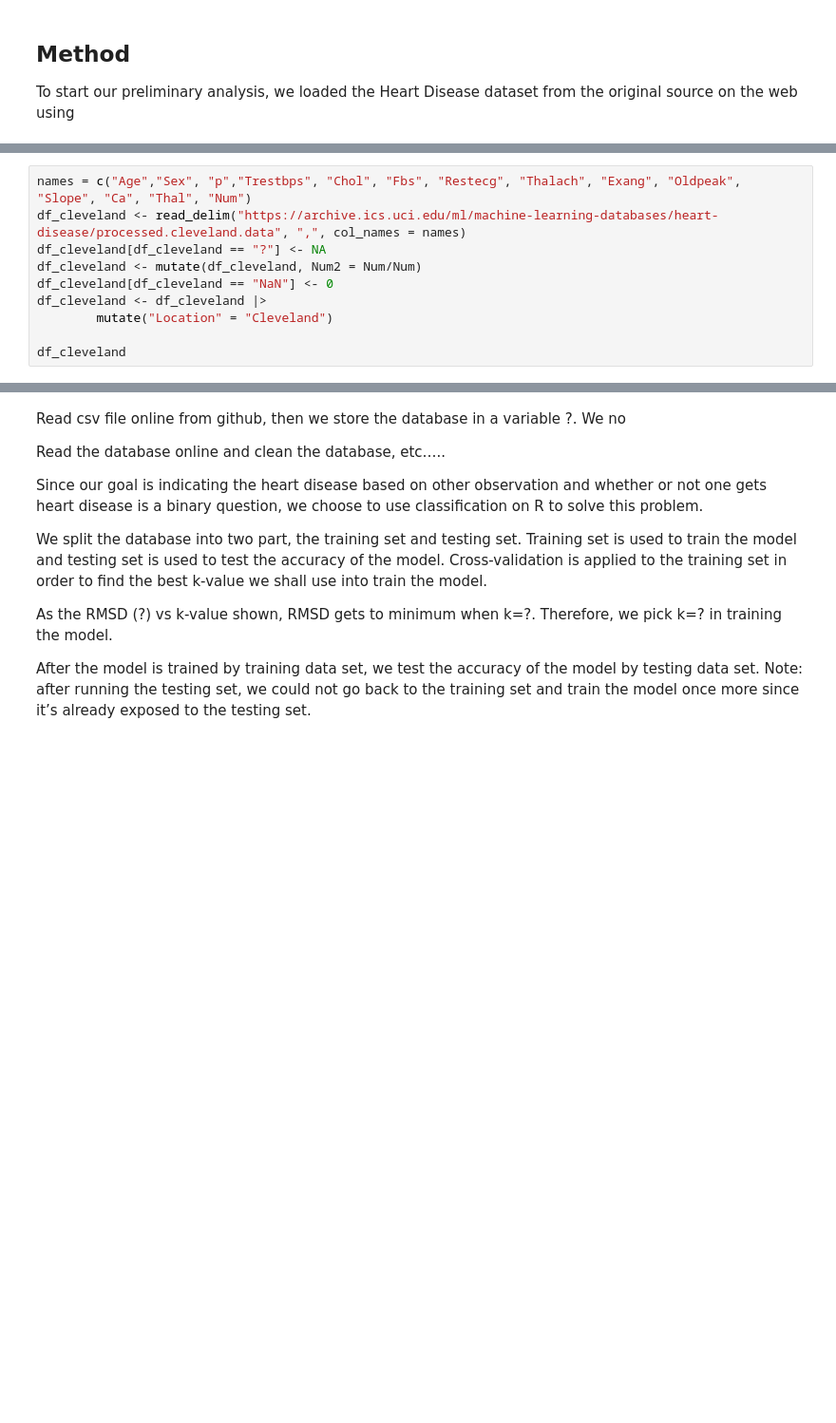
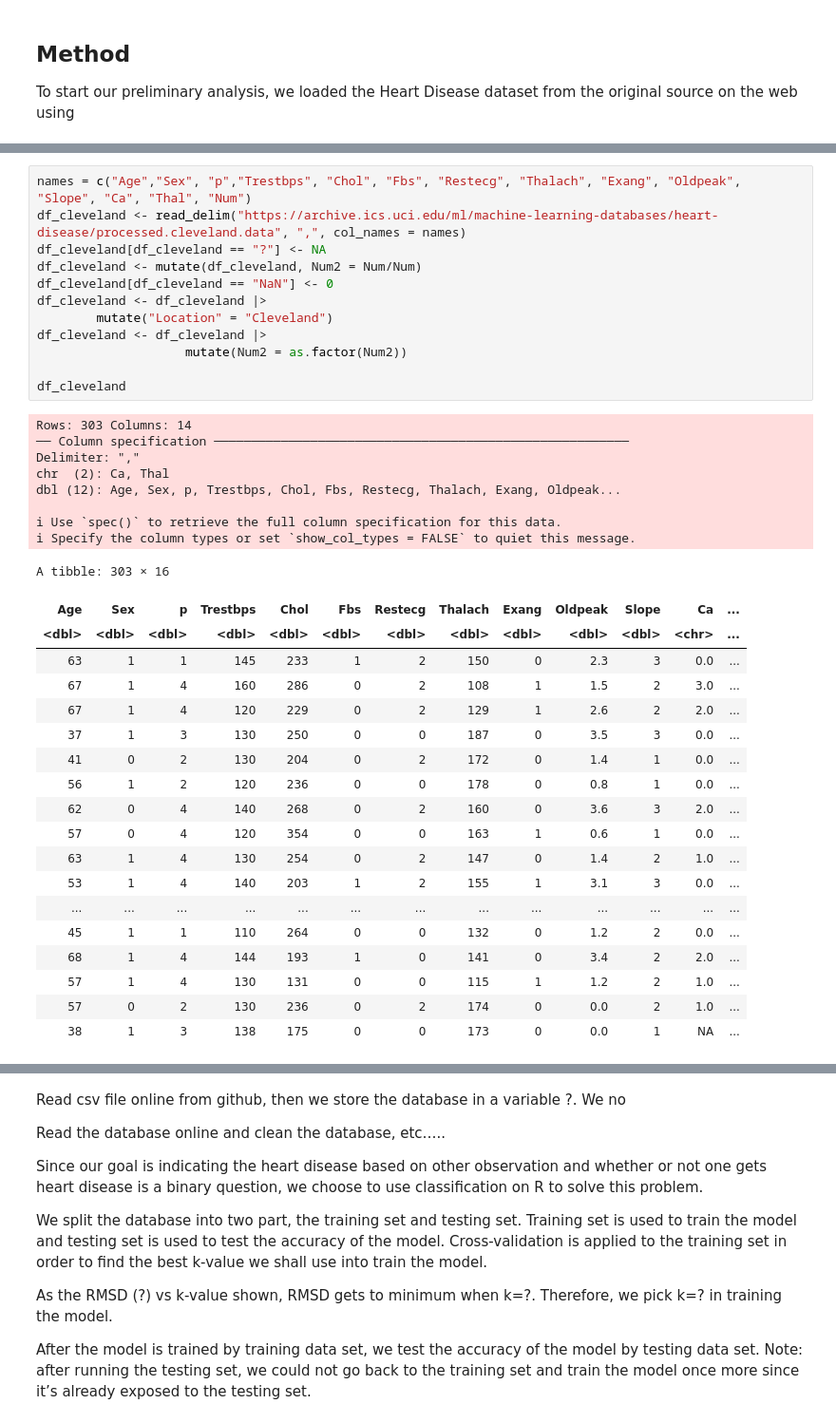
Before and after one commit to mikibarra034/dsci-100-template, a Jupyter notebook: project_report.ipynb, the cells around one changed output, grey strips where cells are left out. Shown: that part at 95% size. Cells and saved outputs as stored; diff of their text form; blank space fills up the shorter version.

```diff
--- a/project_report.ipynb
+++ b/project_report.ipynb
@@ -41,13 +59,43 @@ library(tidyverse)
 # %%
 names = c("Age","Sex", "p","Trestbps", "Chol", "Fbs", "Restecg", "Thalach", "Exang", "Oldpeak", "Slope", "Ca", "Thal", "Num")
 df_cleveland <- read_delim("https://archive.ics.uci.edu/ml/machine-learning-databases/heart-disease/processed.cleveland.data", ",", col_names = names)
 df_cleveland[df_cleveland == "?"] <- NA
 df_cleveland <- mutate(df_cleveland, Num2 = Num/Num)
 df_cleveland[df_cleveland == "NaN"] <- 0
 df_cleveland <- df_cleveland |>
         mutate("Location" = "Cleveland")
+df_cleveland <- df_cleveland |>
+                    mutate(Num2 = as.factor(Num2))
 
 df_cleveland
+# %% [output]
+Rows: 303 Columns: 14
+── Column specification ────────────────────────────────────────────────────────
+Delimiter: ","
+chr  (2): Ca, Thal
+dbl (12): Age, Sex, p, Trestbps, Chol, Fbs, Restecg, Thalach, Exang, Oldpeak...
+
+ℹ Use `spec()` to retrieve the full column specification for this data.
+ℹ Specify the column types or set `show_col_types = FALSE` to quiet this message.
+A tibble: 303 × 16
+| Age | Sex | p | Trestbps | Chol | Fbs | Restecg | Thalach | Exang | Oldpeak | Slope | Ca | ... |
+| <dbl> | <dbl> | <dbl> | <dbl> | <dbl> | <dbl> | <dbl> | <dbl> | <dbl> | <dbl> | <dbl> | <chr> | ... |
+| 63 | 1 | 1 | 145 | 233 | 1 | 2 | 150 | 0 | 2.3 | 3 | 0.0 | ... |
+| 67 | 1 | 4 | 160 | 286 | 0 | 2 | 108 | 1 | 1.5 | 2 | 3.0 | ... |
+| 67 | 1 | 4 | 120 | 229 | 0 | 2 | 129 | 1 | 2.6 | 2 | 2.0 | ... |
+| 37 | 1 | 3 | 130 | 250 | 0 | 0 | 187 | 0 | 3.5 | 3 | 0.0 | ... |
+| 41 | 0 | 2 | 130 | 204 | 0 | 2 | 172 | 0 | 1.4 | 1 | 0.0 | ... |
+| 56 | 1 | 2 | 120 | 236 | 0 | 0 | 178 | 0 | 0.8 | 1 | 0.0 | ... |
+| 62 | 0 | 4 | 140 | 268 | 0 | 2 | 160 | 0 | 3.6 | 3 | 2.0 | ... |
+| 57 | 0 | 4 | 120 | 354 | 0 | 0 | 163 | 1 | 0.6 | 1 | 0.0 | ... |
+| 63 | 1 | 4 | 130 | 254 | 0 | 2 | 147 | 0 | 1.4 | 2 | 1.0 | ... |
+| 53 | 1 | 4 | 140 | 203 | 1 | 2 | 155 | 1 | 3.1 | 3 | 0.0 | ... |
+| ... | ... | ... | ... | ... | ... | ... | ... | ... | ... | ... | ... | ... |
+| 45 | 1 | 1 | 110 | 264 | 0 | 0 | 132 | 0 | 1.2 | 2 | 0.0 | ... |
+| 68 | 1 | 4 | 144 | 193 | 1 | 0 | 141 | 0 | 3.4 | 2 | 2.0 | ... |
+| 57 | 1 | 4 | 130 | 131 | 0 | 0 | 115 | 1 | 1.2 | 2 | 1.0 | ... |
+| 57 | 0 | 2 | 130 | 236 | 0 | 2 | 174 | 0 | 0.0 | 2 | 1.0 | ... |
+| 38 | 1 | 3 | 138 | 175 | 0 | 0 | 173 | 0 | 0.0 | 1 | NA | ... |
 # %%
 BP_vs_Age_plot <- df_cleveland |>
     ggplot(aes(x=Age,y=Trestbps, color=factor(Num2))) +
```
Also changed, not shown: parts of 6 cells of this notebook.
